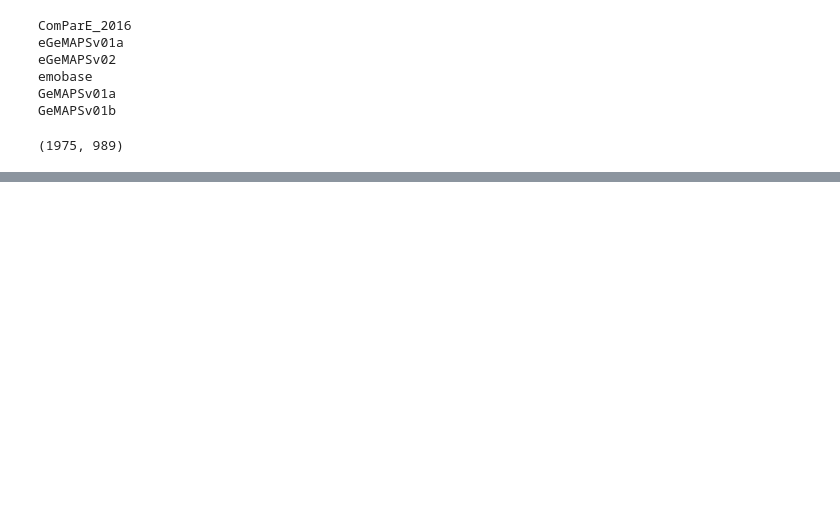
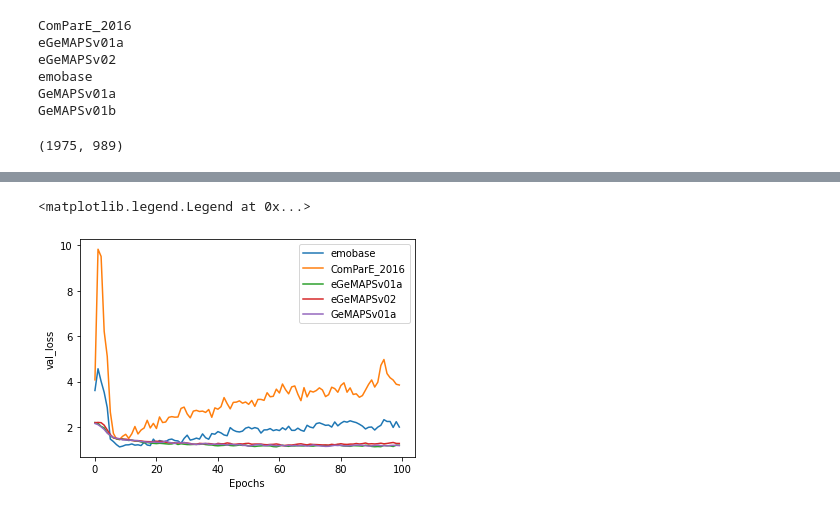
Before and after one commit to newbiecody/CZ4042-assignment-grouped, a Jupyter notebook: Speech Emotion Recognition (Eric's model).ipynb, the cells around one changed output, grey strips where cells are left out. Cells and saved outputs as stored; diff of their text form; code cells hidden in the pictures; blank space fills up the shorter version.

Commit message:
Updated Featureset tests

```diff
--- a/Speech Emotion Recognition (Eric's model).ipynb
+++ b/Speech Emotion Recognition (Eric's model).ipynb
@@ -623,0 +585,13 @@ plt.legend()
+# %%
+plot_data_testAcc = []
+plot_data_testLoss = []
+plot_data_trainAcc = []
+plot_data_trainLoss = []
+for history in history_collection:
+    plt.plot(list(range(len(history_collection[history].history['val_loss']))), history_collection[history].history['val_loss'], label = history)
+plt.xlabel('Epochs')
+plt.ylabel('val_loss')
+plt.legend()
+# %% [output]
+<matplotlib.legend.Legend at 0x...>
+[figure, added]
```
Also changed, not shown: parts of 10 cells of this notebook, 1 other file.
